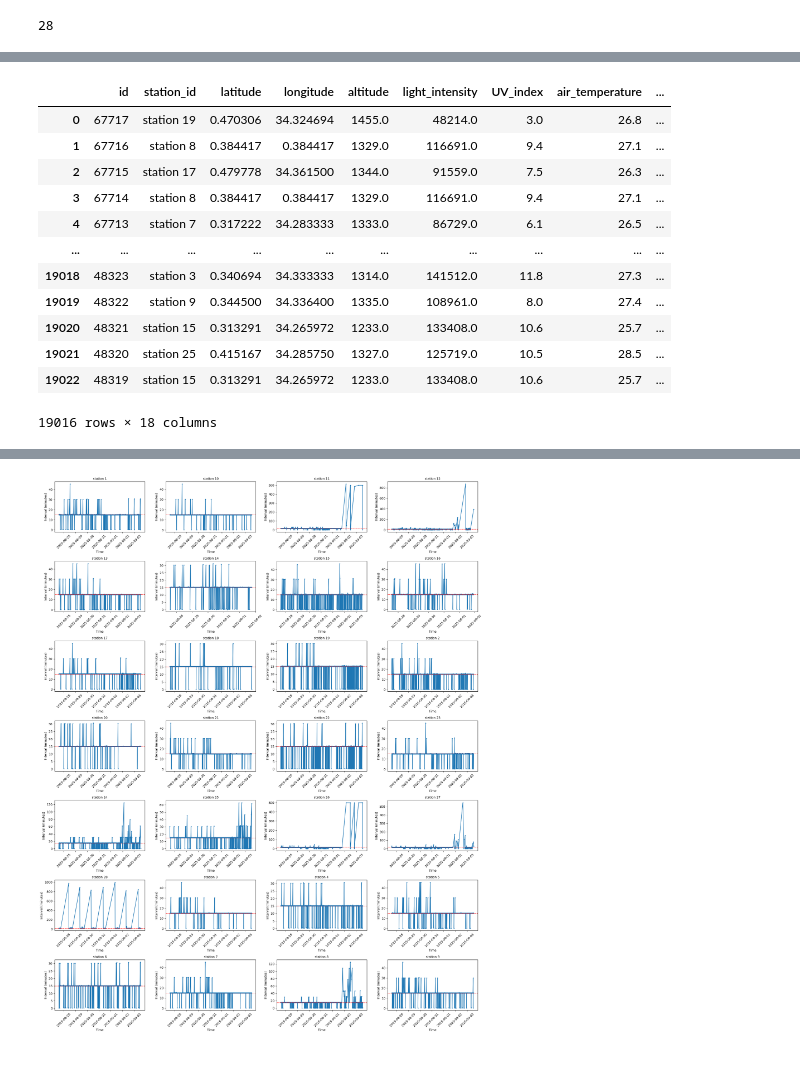
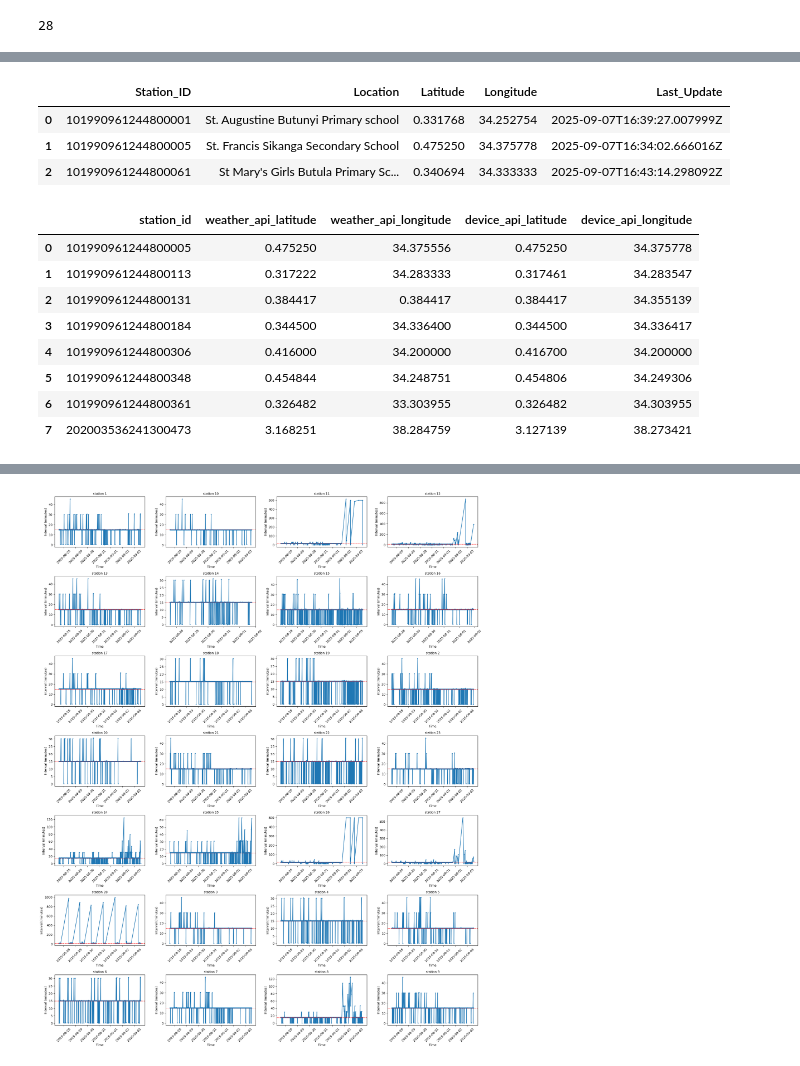
Before and after one commit to Lorraine254/busia-sensor-qc, a Jupyter notebook: eda.ipynb, the cells around one changed output, grey strips where cells are left out. Saved outputs shown, nothing was run; the diff lists cells and outputs as text; code cells hidden in the pictures.

```diff
--- a/eda.ipynb
+++ b/eda.ipynb
@@ -155,34 +145,44 @@ array([101990961244800317, 101990961244800131, 101990961244800302,
-# %%
-# Performing mapping
-station_ids = [
-    101990961244800001, 101990961244800005, 101990961244800061,
-    101990961244800083, 101990961244800101, 101990961244800102,
-    101990961244800113, 101990961244800131, 101990961244800184,
-    101990961244800201, 101990961244800207, 101990961244800222,
-    101990961244800246, 101990961244800270, 101990961244800281,
-    101990961244800296, 101990961244800302, 101990961244800306,
-    101990961244800317, 101990961244800336, 101990961244800342,
-    101990961244800348, 101990961244800361, 101990961244800375,
-    101990961244800389, 101990961244800393, 101990961244800395,
-    202003536241300473
-]
-
-# Build dictionary: station_id → station N
-station_map = {sid: f"station {i+1}" for i, sid in enumerate(station_ids)}
-
-df["station_id"] = df["station_id"].map(station_map)
-df
-# %% [output]
-|  | id | station_id | latitude | longitude | altitude | light_intensity | UV_index | air_temperature | ... |
-| 0 | 67717 | station 19 | 0.470306 | 34.324694 | 1455.0 | 48214.0 | 3.0 | 26.8 | ... |
-| 1 | 67716 | station 8 | 0.384417 | 0.384417 | 1329.0 | 116691.0 | 9.4 | 27.1 | ... |
-| 2 | 67715 | station 17 | 0.479778 | 34.361500 | 1344.0 | 91559.0 | 7.5 | 26.3 | ... |
-| 3 | 67714 | station 8 | 0.384417 | 0.384417 | 1329.0 | 116691.0 | 9.4 | 27.1 | ... |
-| 4 | 67713 | station 7 | 0.317222 | 34.283333 | 1333.0 | 86729.0 | 6.1 | 26.5 | ... |
-| ... | ... | ... | ... | ... | ... | ... | ... | ... | ... |
-| 19018 | 48323 | station 3 | 0.340694 | 34.333333 | 1314.0 | 141512.0 | 11.8 | 27.3 | ... |
-| 19019 | 48322 | station 9 | 0.344500 | 34.336400 | 1335.0 | 108961.0 | 8.0 | 27.4 | ... |
-| 19020 | 48321 | station 15 | 0.313291 | 34.265972 | 1233.0 | 133408.0 | 10.6 | 25.7 | ... |
-| 19021 | 48320 | station 25 | 0.415167 | 34.285750 | 1327.0 | 125719.0 | 10.5 | 28.5 | ... |
-| 19022 | 48319 | station 15 | 0.313291 | 34.265972 | 1233.0 | 133408.0 | 10.6 | 25.7 | ... |
-19016 rows × 18 columns
+# %%
+# Using the data obtained from the device api to correct the error and get the station names
+device_data = pd.read_csv('stations_report.csv')
+device_data.head(3)
+# %% [output]
+|  | Station_ID | Location | Latitude | Longitude | Last_Update |
+| 0 | 101990961244800001 | St. Augustine Butunyi Primary school | 0.331768 | 34.252754 | 2025-09-07T16:39:27.007999Z |
+| 1 | 101990961244800005 | St. Francis Sikanga Secondary School | 0.475250 | 34.375778 | 2025-09-07T16:34:02.666016Z |
+| 2 | 101990961244800061 | St Mary's Girls Butula Primary Sc... | 0.340694 | 34.333333 | 2025-09-07T16:43:14.298092Z |
+# %%
+
+# Reduce df to unique station-level coordinates
+df_unique = df.groupby("station_id")[["latitude", "longitude"]].first().reset_index()
+
+# Merge with device_data
+merged = df_unique.merge(
+    device_data[["Station_ID", "Latitude", "Longitude"]],
+    left_on="station_id", right_on="Station_ID", how="left"
+)
+
+# Keep only strict mismatches (exclude identicals)
+df_corrections = merged[
+    (merged["latitude"].round(6) != merged["Latitude"].round(6)) |
+    (merged["longitude"].round(6) != merged["Longitude"].round(6))
+].copy()
+
+# Rename for clarity
+df_corrections = df_corrections.rename(columns={
+    "latitude": "weather_api_latitude",
+    "longitude": "weather_api_longitude",
+    "Latitude": "device_api_latitude",
+    "Longitude": "device_api_longitude"
+}).drop(columns=["Station_ID"]).reset_index(drop=True)
+df_corrections
+# %% [output]
+|  | station_id | weather_api_latitude | weather_api_longitude | device_api_latitude | device_api_longitude |
+| 0 | 101990961244800005 | 0.475250 | 34.375556 | 0.475250 | 34.375778 |
+| 1 | 101990961244800113 | 0.317222 | 34.283333 | 0.317461 | 34.283547 |
+| 2 | 101990961244800131 | 0.384417 | 0.384417 | 0.384417 | 34.355139 |
+| 3 | 101990961244800184 | 0.344500 | 34.336400 | 0.344500 | 34.336417 |
+| 4 | 101990961244800306 | 0.416000 | 34.200000 | 0.416700 | 34.200000 |
+| 5 | 101990961244800348 | 0.454844 | 34.248751 | 0.454806 | 34.249306 |
+| 6 | 101990961244800361 | 0.326482 | 33.303955 | 0.326482 | 34.303955 |
+| 7 | 202003536241300473 | 3.168251 | 38.284759 | 3.127139 | 38.273421 |
```
Also changed, not shown: parts of 8 cells of this notebook, 7 other files.
